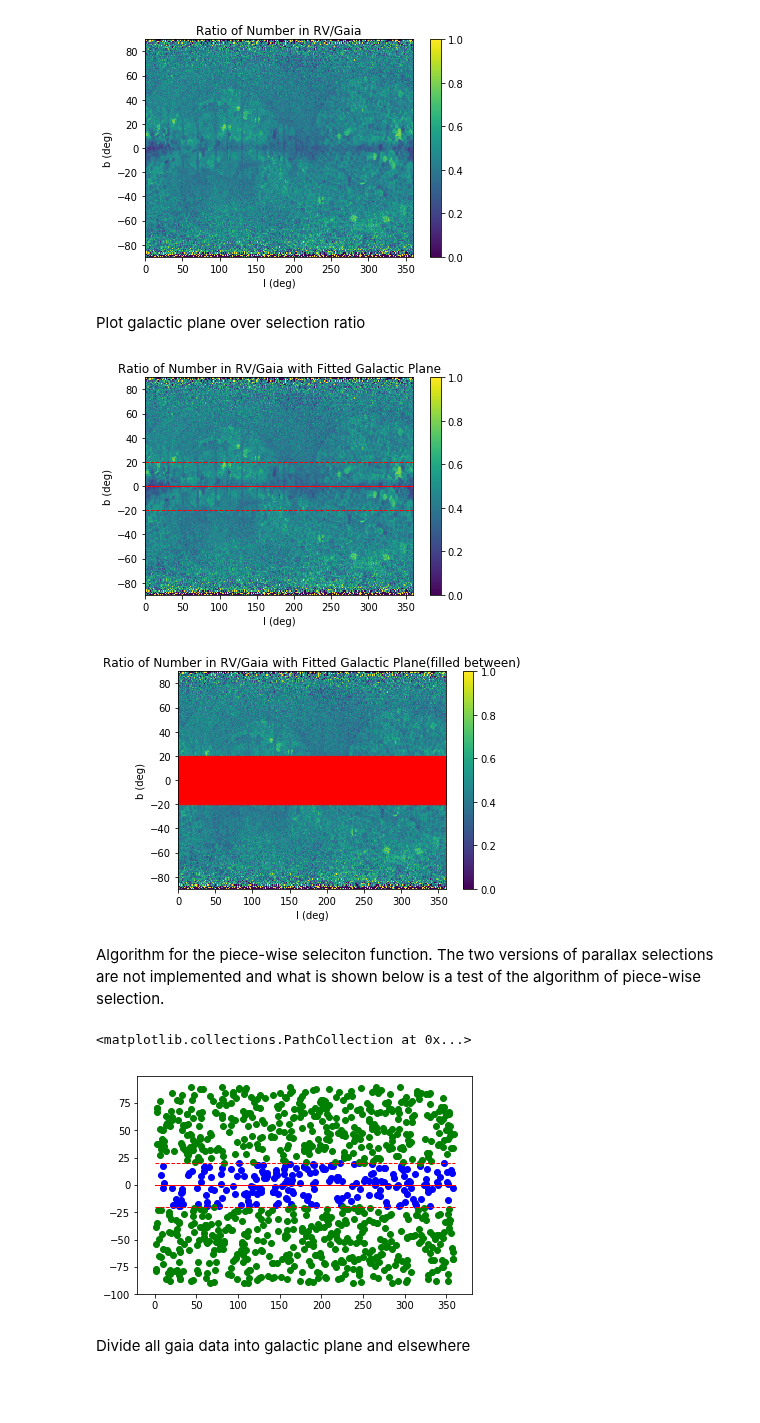
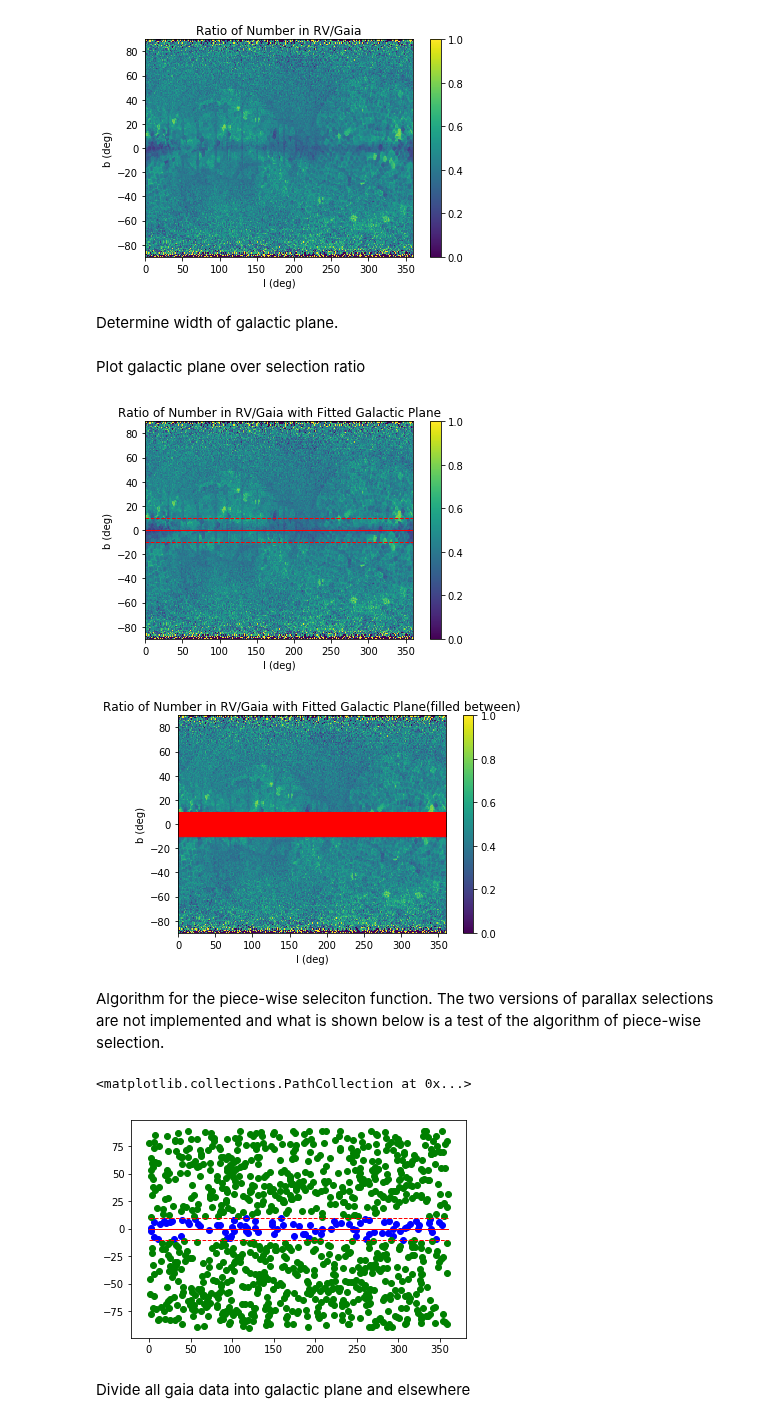
Before and after one commit to mwbub/Gaia-I3, a Jupyter notebook: Code/selection/parallax selection with galactic plane/Selection with Galactic Plane (galactic coordinate).ipynb, the cells around one changed output. Drawn from its saved outputs; the diff is of its cells as text; code cells hidden in the pictures; blank space fills up the shorter version.

```diff
--- a/Code/selection/parallax selection with galactic plane/Selection with Galactic Plane (galactic coordinate).ipynb
+++ b/Code/selection/parallax selection with galactic plane/Selection with Galactic Plane (galactic coordinate).ipynb
@@ -110,6 +110,10 @@ plt.savefig("Ratio of Number in RV Gaia.png")
 [figure]
 [figure]
 [figure]
+# %% [markdown]
+Determine width of galactic plane.
+# %%
+plane_width = 10. #degree
 # %% [markdown]
 Plot galactic plane over selection ratio
 # %%
@@ -119,8 +123,8 @@ b_plane = np.zeros(np.size(l_plane))
 plt.figure(4)
 plt.pcolor(l_v, b_v, z)
 plt.plot(l_plane, b_plane, c = "red", linewidth = 1)
-plt.plot(l_plane, b_plane+20., c = "red", linestyle = '--', linewidth = 1)
-plt.plot(l_plane, b_plane-20.,c = "red", linestyle = '--', linewidth = 1)
+plt.plot(l_plane, b_plane+plane_width, c = "red", linestyle = '--', linewidth = 1)
+plt.plot(l_plane, b_plane-plane_width,c = "red", linestyle = '--', linewidth = 1)
 plt.colorbar()
 plt.xlim(0.,360.)
 plt.xlabel('l (deg)')
@@ -130,7 +134,7 @@ plt.savefig("Ratio of Number in RV Gaia with Fitted Galactic Plane.png")
 
 plt.figure(5)
 plt.pcolor(l_v, b_v, z)
-plt.fill_between(l_plane, b_plane-20., b_plane+20., color= "red")
+plt.fill_between(l_plane, b_plane-plane_width, b_plane+plane_width, color= "red")
 plt.colorbar()
 plt.xlim(0,360)
 plt.xlabel('l (deg)')
@@ -138,13 +142,13 @@ plt.ylabel('b (deg)')
 plt.title("Ratio of Number in RV/Gaia with Fitted Galactic Plane(filled between)")
 plt.savefig("Ratio of Number in RV Gaia with Fitted Galactic Plane(filled between).png")
 # %% [output]
-[figure, old version]
+[figure, new version]
-[figure, old version]
+[figure, new version]
 # %% [markdown]
 Algorithm for the piece-wise seleciton function. The two versions of parallax selections are not implemented and what is shown below is a test of the algorithm of piece-wise selection.
 # %%
 def selection(parallax, l, b):
-    mask = np.abs(b) < 20.
+    mask = np.abs(b) < plane_width
     out = np.empty(np.shape(b)[0])
     out[mask] = selection_galactic_plane(parallax[mask])
     out[~mask] = selection_elsewhere(parallax[~mask])
@@ -162,13 +166,13 @@ filtered = filtered.astype(bool)
 # %%
 plt.figure()
 plt.scatter(rand[filtered][:,1], rand[filtered][:,2], color = "blue")
 plt.plot(l_plane, b_plane, c = "red", linewidth = 1)
-plt.plot(l_plane, b_plane+20., c = "red", linestyle = '--', linewidth = 1)
-plt.plot(l_plane, b_plane-20.,c = "red", linestyle = '--', linewidth = 1)
+plt.plot(l_plane, b_plane+plane_width, c = "red", linestyle = '--', linewidth = 1)
+plt.plot(l_plane, b_plane-plane_width,c = "red", linestyle = '--', linewidth = 1)
 plt.scatter(rand[~filtered][:,1], rand[~filtered][:,2], color = "green")
 # %% [output]
 <matplotlib.collections.PathCollection at 0x...>
-[figure, old version]
+[figure, new version]
 # %% [markdown]
 Divide all gaia data into galactic plane and elsewhere
 # %%
```
Also changed, not shown: parts of 11 cells of this notebook, 31 other files.
